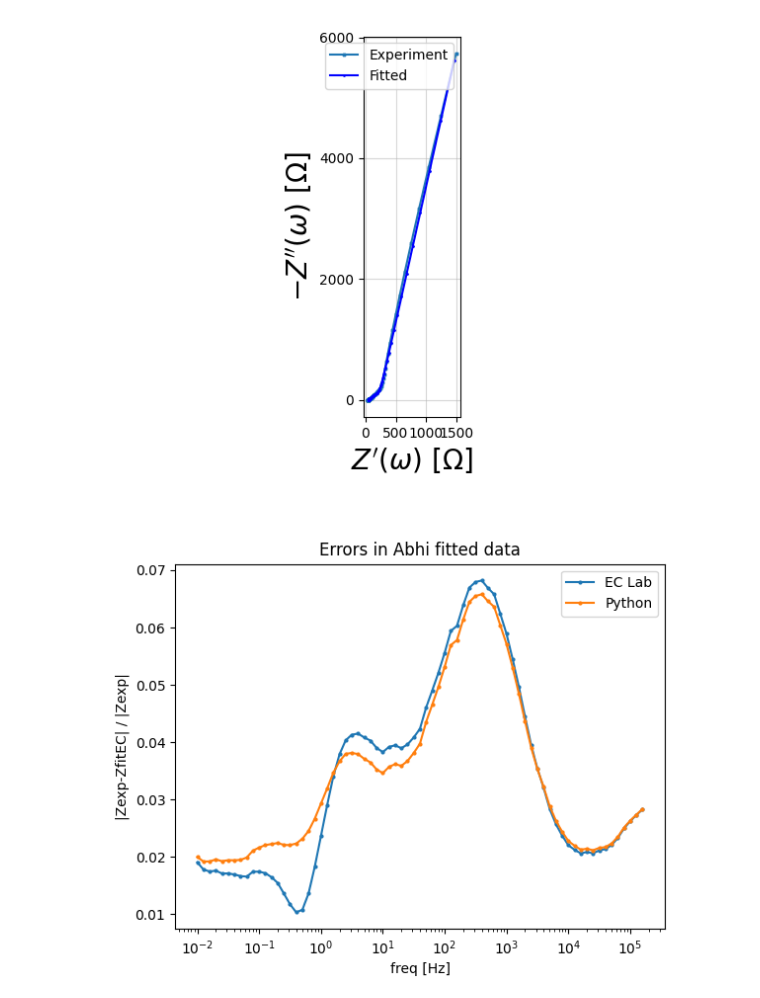
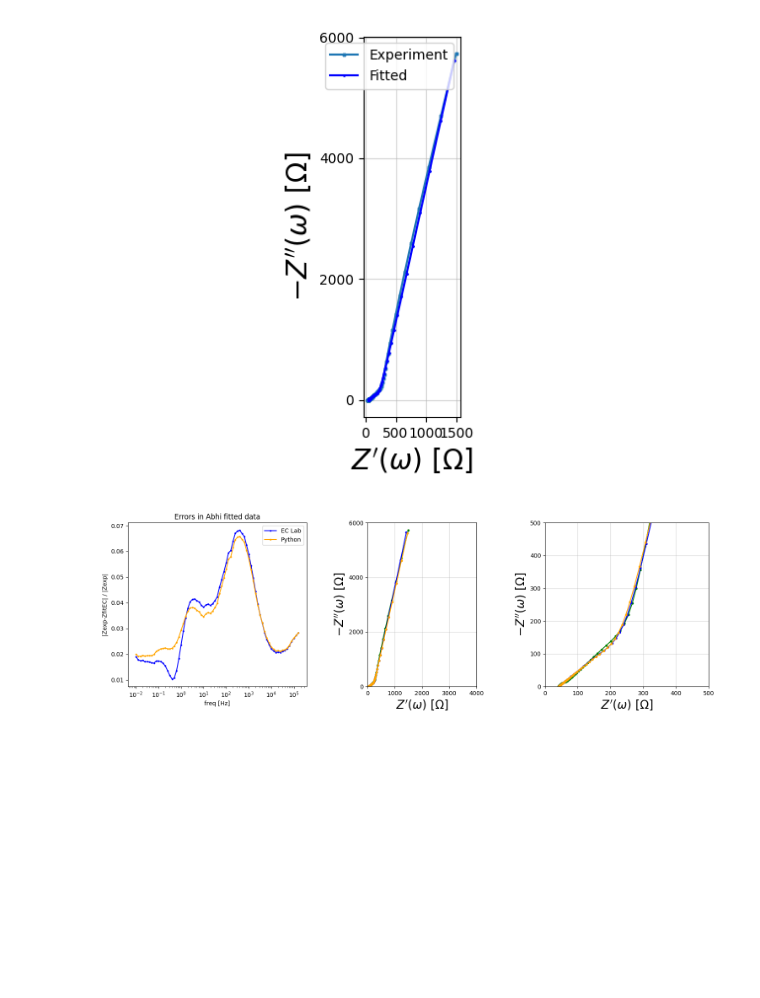
Before and after one commit to Yugal0/fitting-eis-inhomo-electrode, a Jupyter notebook: python/experimental/fit_abhi_Cal_data.ipynb, the cells around one changed output. Cells and saved outputs as stored; diff of their text form; code cells hidden in the pictures; blank space fills up the shorter version.

```diff
--- a/python/experimental/fit_abhi_Cal_data.ipynb
+++ b/python/experimental/fit_abhi_Cal_data.ipynb
@@ -94,20 +94,40 @@ Chi by sqrt(N) 23.523406387558374
 # %%
 fitted_data=pd.read_excel("compare EC and pyhton on abhi data unit and mod.xlsx",sheet_name="fitted data abhi")
 fitted_data=fitted_data.to_numpy()
 #print(fitted_data)
 z_EC_fitted_data=fitted_data[:,1]+1j*fitted_data[:,2]
 z_python_fitted_data=fitted_data[:,3]+1j*fitted_data[:,4]
 freq_fitted_data=fitted_data[:,0]
 z_EC_error=np.abs(z_exp_data-z_EC_fitted_data)/np.abs(z_exp_data)
 z_python_error=np.abs(z_exp_data-z_python_fitted_data)/np.abs(z_exp_data)
-fig, axx=plt.subplots()
-axx.plot(freq_exp_data,z_EC_error,"-o",ms=2,label="EC Lab")
-axx.plot(freq_exp_data,z_python_error,"-o",ms=2,label="Python")
+
+fig=plt.figure()
+fig.set_size_inches(15,5)
+axx=plt.subplot2grid((1,3),(0,0),rowspan=1,colspan=1)
+axx.plot(freq_exp_data,z_EC_error,"-o",ms=2,label="EC Lab",color="blue")
+axx.plot(freq_exp_data,z_python_error,"-o",ms=2,label="Python",color="orange")
 axx.legend()
 axx.set_title("Errors in Abhi fitted data")
 axx.set_xscale("log")
 axx.set_xlabel("freq [Hz]")
 axx.set_ylabel("|Zexp-ZfitEC| / |Zexp|")
+
+axx2=plt.subplot2grid((1,3),(0,1),rowspan=1,colspan=1)
+plot_nyquist(z_exp_data,color="green",ax=axx2)
+plot_nyquist(z_EC_fitted_data,color="blue",ax=axx2)
+plot_nyquist(z_python_fitted_data,color="orange",ax=axx2)
+axx2.set_xlim(0,4000)
+axx2.set_ylim(0,6000)
+
+axx3=plt.subplot2grid((1,3),(0,2),rowspan=1,colspan=1)
+plot_nyquist(z_exp_data,color="green",ax=axx3)
+plot_nyquist(z_EC_fitted_data,color="blue",ax=axx3)
+plot_nyquist(z_python_fitted_data,color="orange",ax=axx3)
+axx3.set_xlim(0,500)
+axx3.set_ylim(0,500)
+
+
+plt.tight_layout()
 plt.show()
 # %% [output]
-[figure, old version]
+[figure, new version]
```
